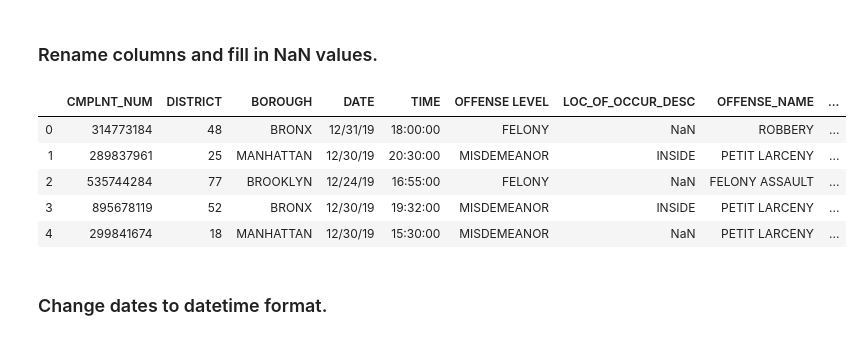
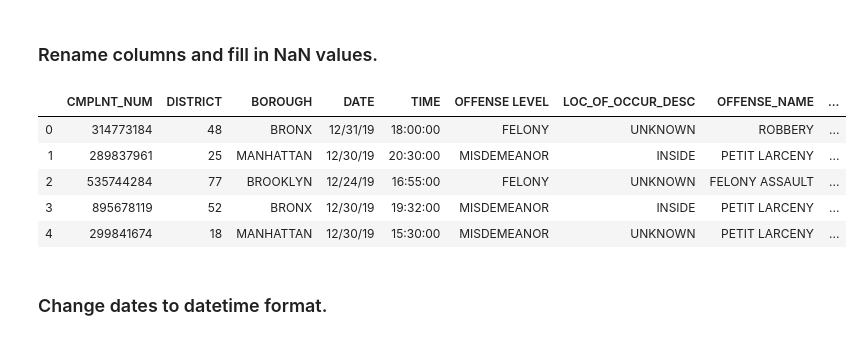
Before and after one commit to elizabeamedalla/Capstone-1, a Jupyter notebook: Data Cleaning.ipynb, the cells around one changed output. Drawn from its saved outputs; the diff is of its cells as text; code cells hidden in the pictures.

```diff
--- a/Data Cleaning.ipynb
+++ b/Data Cleaning.ipynb
@@ -48,17 +48,24 @@ memory usage: 66.8+ MB
 # %%
 # Rename columns.
 df = df.rename(columns={"BORO_NM": "BOROUGH", "CMPLNT_FR_DT": "DATE", "CMPLNT_FR_TM": "TIME", "LAW_CAT_CD": "OFFENSE LEVEL", "ADDR_PCT_CD": "DISTRICT", "OFNS_DESC": "OFFENSE_NAME"})
 
 # Fill in NaN values on BORO_NM
 df["BOROUGH"].fillna("UNKNOWN", inplace = True)
+df["LOC_OF_OCCUR_DESC"].fillna("UNKNOWN", inplace = True)
+df["SUSP_AGE_GROUP"].fillna("UNKNOWN", inplace = True)
+df["VIC_RACE"].fillna("UNKNOWN", inplace = True)
+df["VIC_RACE"].fillna("UNKNOWN", inplace = True)
+df["SUSP_RACE"].fillna("UNKNOWN", inplace = True)
+df["SUSP_SEX"].fillna("UNKNOWN", inplace = True)
+
 df.head()
 # %% [output]
 |  | CMPLNT_NUM | DISTRICT | BOROUGH | DATE | TIME | OFFENSE LEVEL | LOC_OF_OCCUR_DESC | OFFENSE_NAME | ... |
-| 0 | 314773184 | 48 | BRONX | 12/31/19 | 18:00:00 | FELONY | NaN | ROBBERY | ... |
+| 0 | 314773184 | 48 | BRONX | 12/31/19 | 18:00:00 | FELONY | UNKNOWN | ROBBERY | ... |
 | 1 | 289837961 | 25 | MANHATTAN | 12/30/19 | 20:30:00 | MISDEMEANOR | INSIDE | PETIT LARCENY | ... |
-| 2 | 535744284 | 77 | BROOKLYN | 12/24/19 | 16:55:00 | FELONY | NaN | FELONY ASSAULT | ... |
+| 2 | 535744284 | 77 | BROOKLYN | 12/24/19 | 16:55:00 | FELONY | UNKNOWN | FELONY ASSAULT | ... |
 | 3 | 895678119 | 52 | BRONX | 12/30/19 | 19:32:00 | MISDEMEANOR | INSIDE | PETIT LARCENY | ... |
-| 4 | 299841674 | 18 | MANHATTAN | 12/30/19 | 15:30:00 | MISDEMEANOR | NaN | PETIT LARCENY | ... |
+| 4 | 299841674 | 18 | MANHATTAN | 12/30/19 | 15:30:00 | MISDEMEANOR | UNKNOWN | PETIT LARCENY | ... |
 # %% [markdown]
 ### Change dates to datetime format.
 # %%
```
Also changed, not shown: parts of 12 cells of this notebook.
